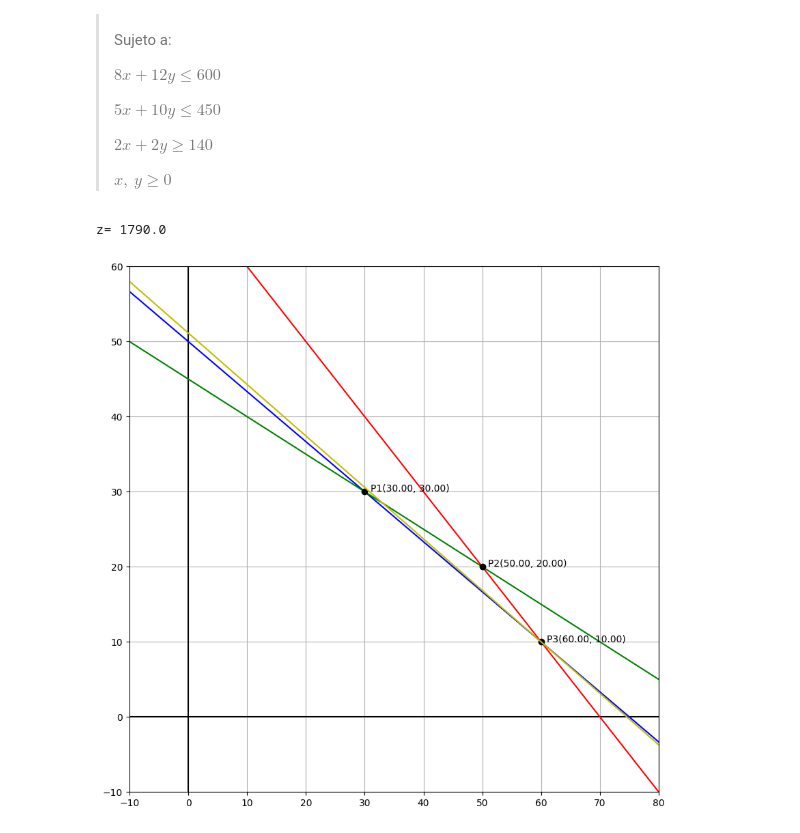
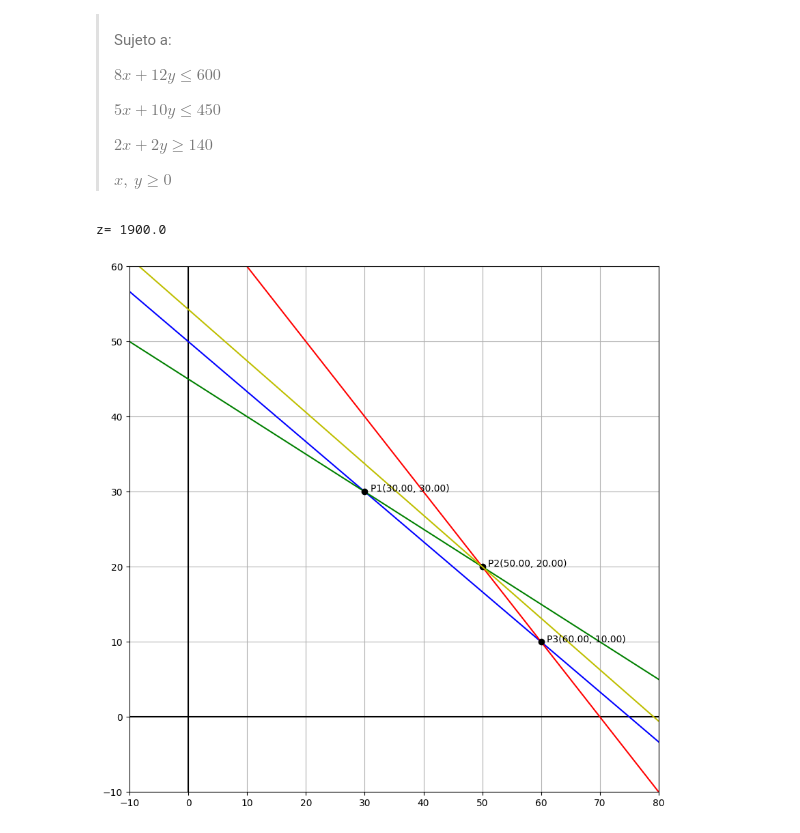
Before and after one commit to Miguelofo100/estrategia.produccion, a Jupyter notebook: METODO_GRAFICO.ipynb, the cells around one changed output. Drawn from its saved outputs; the diff is of its cells as text; code cells hidden in the pictures.

```diff
--- a/METODO_GRAFICO.ipynb
+++ b/METODO_GRAFICO.ipynb
@@ -173,33 +173,33 @@ ax.text(x1 + 1, y1, "P1({:.2f}, {:.2f})".format(x1, y1))
 A2 = np.array([[5,  10], [2, 2]])
 b2 = np.array([450, 140])
 [x2, y2] = np.linalg.solve(A2, b2)
 ax.plot(x2, y2, "o", color="k")
 ax.text(x2 + 1, y2, "P2({:.2f}, {:.2f})".format(x2, y2))
 
 A3 = np.array([[2, 2], [8, 12]])
 b3 = np.array([140, 600])
 [x3, y3] = np.linalg.solve(A3, b3)
 ax.plot(x3, y3, "o", color="k")
 ax.text(x3 + 1, y3, "P3({:.2f}, {:.2f})".format(x3, y3))
 
 #A4 = np.array([[1, 1.5], [1, -4]])
 #b4 = np.array([10, 3])
 #[x4, y4] = np.linalg.solve(A4, b4)
 #ax.plot(x4, y4, "o", color="k")
 #ax.text(x4 + 1, y4, "P4({:.2f}, {:.2f})".format(x4, y4))
 
 #A5 = np.array([[1, 1.5], [30, 8]])
 #b5 = np.array([10, 148])
 #[x5, y5] = np.linalg.solve(A5, b5)
 #ax.plot(x5, y5, "o", color="k")
 #ax.text(x5 + 1, y5, "P5({:.2f}, {:.2f})".format(x5, y5))
 
-z = 24*x3 + 35*y3
+z = 24*x2 + 35*y2
 print("z=", z)
 y_z = (z - 24*x)/35
 ax.plot(x, y_z, color="y")
 
 plt.show()
 # %% [output]
-z= 1790.0
+z= 1900.0
-[figure, old version]
+[figure, new version]
```
Also changed, not shown: parts of 8 cells of this notebook.
